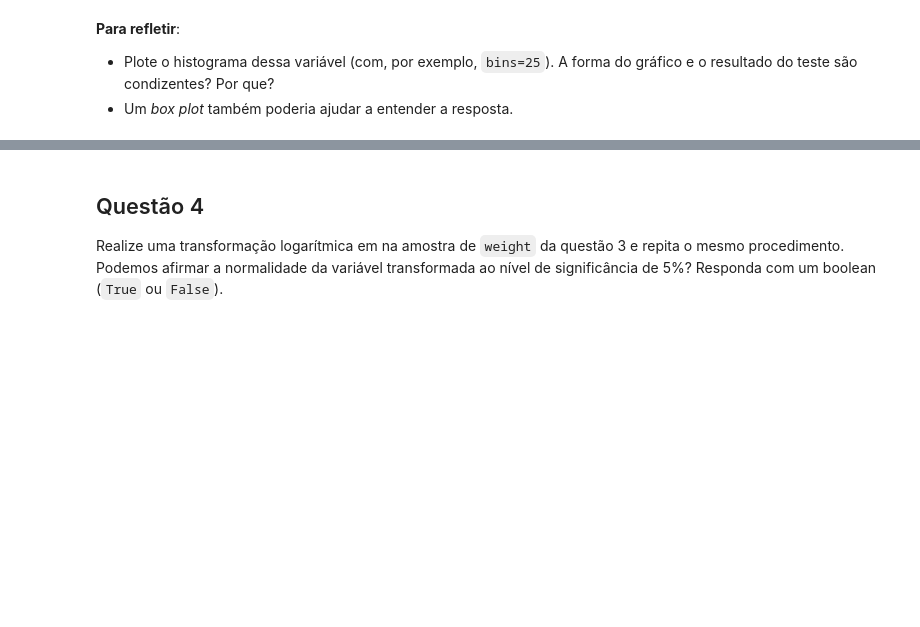
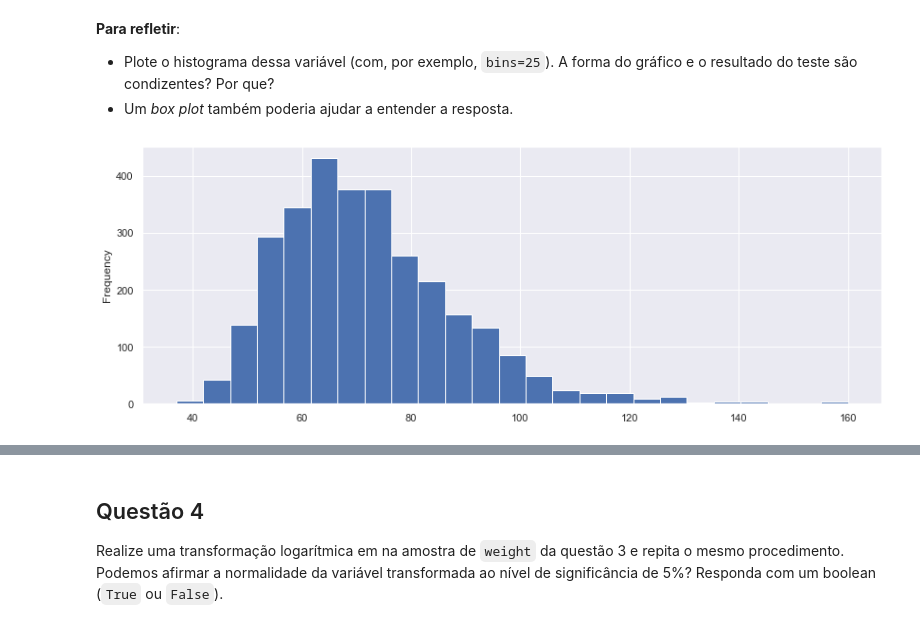
Before and after one commit to LucasDatilioCarderelli/Codenation, a Jupyter notebook: data-science-2/main.ipynb, the cells around one changed output, grey strips where cells are left out. Cells and saved outputs as stored; diff of their text form; code cells hidden in the pictures; blank space fills up the shorter version.

```diff
--- a/data-science-2/main.ipynb
+++ b/data-science-2/main.ipynb
@@ -133,3 +160,7 @@ __Para refletir__:
 
 * Plote o histograma dessa variável (com, por exemplo, `bins=25`). A forma do gráfico e o resultado do teste são condizentes? Por que?
 * Um _box plot_ também poderia ajudar a entender a resposta.
+# %%
+weight_samples.plot(kind="hist", bins=25);
+# %% [output]
+[figure, added]
```
Also changed, not shown: parts of 15 cells of this notebook.
